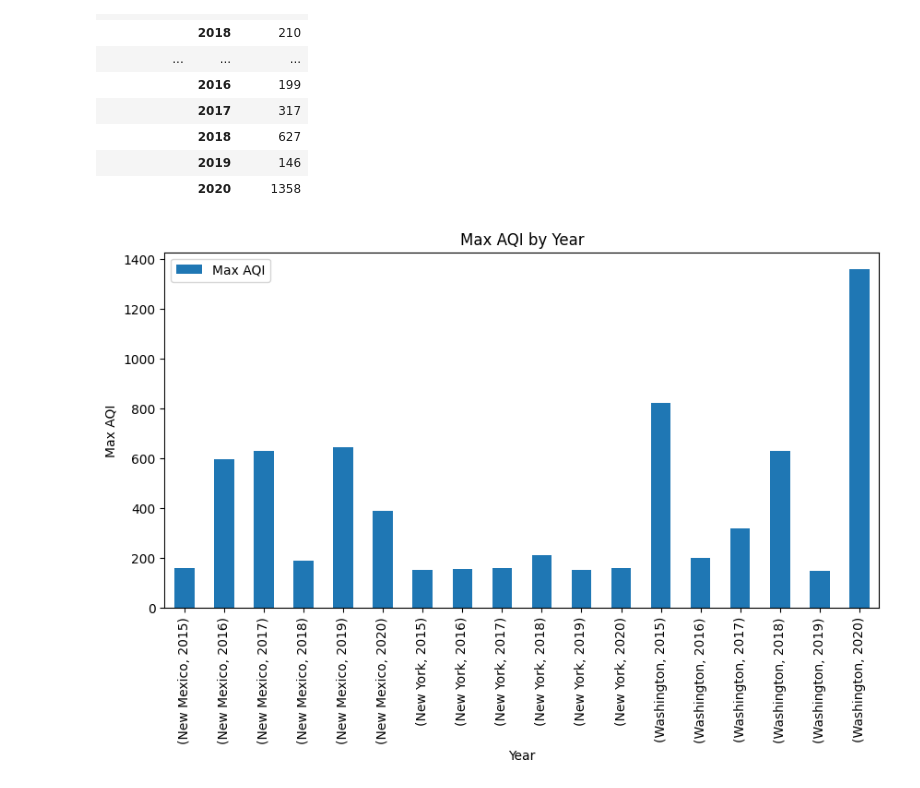
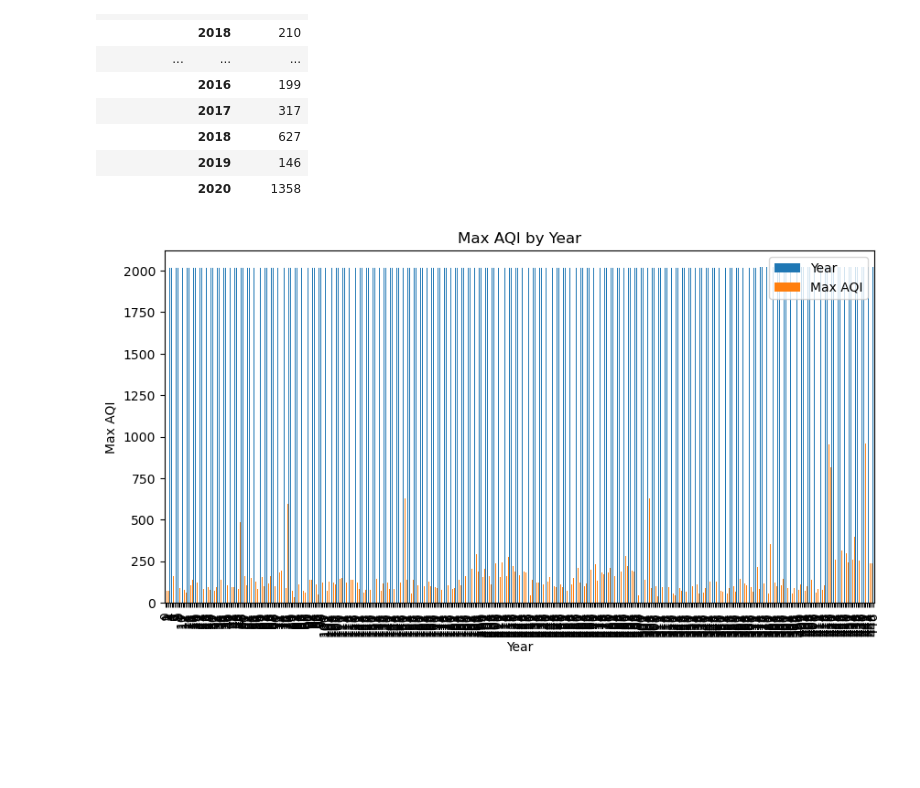
Before and after one commit to harrismhurley/python_project_1, a Jupyter notebook: main.ipynb, the cells around one changed output. Saved outputs shown, nothing was run; the diff lists cells and outputs as text; code cells hidden in the pictures; blank space fills up the shorter version.

Commit message:
Adding sandboxed code from Prophet for health data
Adding code that i tested in Prophet and then ported to our main. This includes the code that will generate a loational health figures

```diff
--- a/main.ipynb
+++ b/main.ipynb
@@ -49,6 +24,6 @@ import termcolor
 # %%
 # Read in Air Quality data by county
-aqi_county_2015_2020_df = pd.read_csv('/content/county_annual_aqi.csv')
+aqi_county_2015_2020_df = pd.read_csv('resources\AQI_by_County\county_annual_aqi.csv')
 display(aqi_county_2015_2020_df.shape)
 display(aqi_county_2015_2020_df.head())
 # %% [output]
@@ -358,10 +268,10 @@ max_AQI_by_year_df
 |  | 2019 | 146 |
 |  | 2020 | 1358 |
 # %%
-max_AQI_by_year_df.plot(kind="bar", figsize=(10,5))
+max_AQI_df.plot(kind="bar", figsize=(10,5))
 plt.xlabel("Year")
 plt.ylabel("Max AQI")
 plt.title("Max AQI by Year")
 plt.show()
 # %% [output]
-[figure, old version]
+[figure, new version]
```
Also changed, not shown: parts of 35 cells of this notebook.
